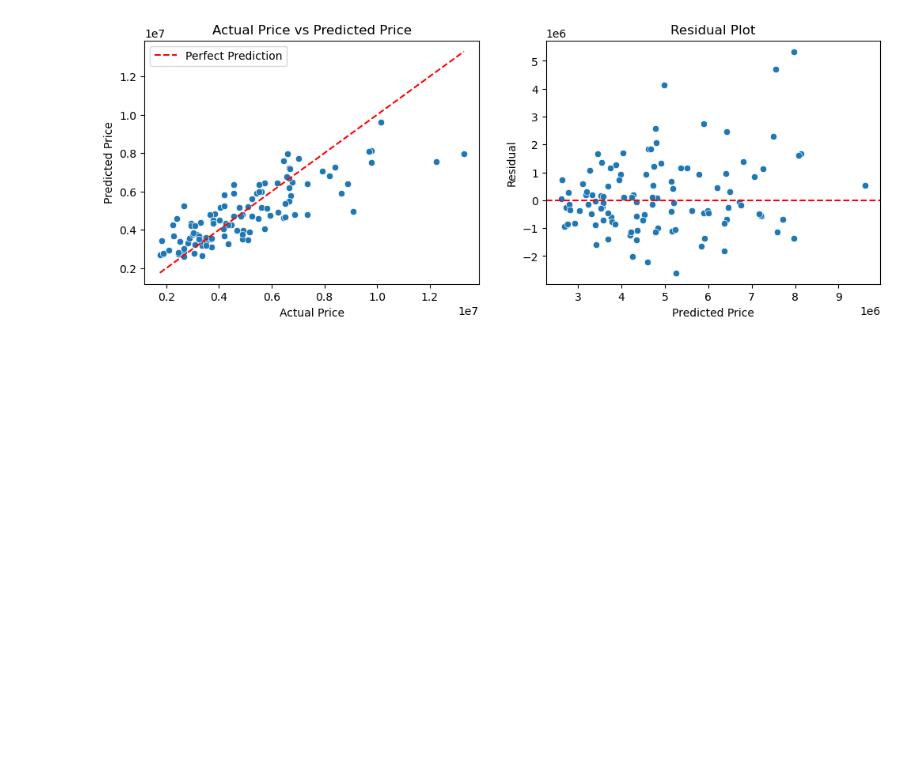
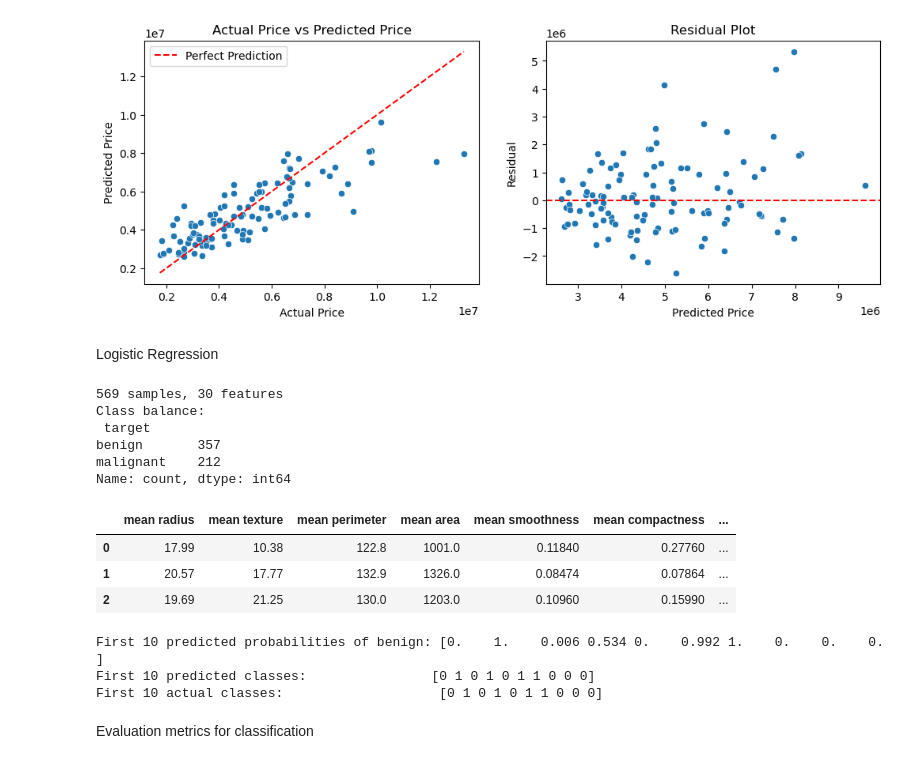
Before and after one commit to yohanLeembu/AiMl-intern, a Jupyter notebook: John/Month 2/week5/price_prediction.ipynb, the cells around one changed output. Drawn from its saved outputs; the diff is of its cells as text; code cells hidden in the pictures; blank space fills up the shorter version.

```diff
--- a/John/Month 2/week5/price_prediction.ipynb
+++ b/John/Month 2/week5/price_prediction.ipynb
@@ -144,3 +132,54 @@ axes[1].set_title("Residual Plot")
 plt.show()
 # %% [output]
 [figure]
+# %% [markdown]
+Logistic Regression
+# %%
+from sklearn.datasets import load_breast_cancer
+
+data = load_breast_cancer(as_frame=True)
+X_clf = data.data
+y_clf = data.target   # 0 = malignant, 1 = benign
+
+print(X_clf.shape[0], "samples,", X_clf.shape[1], "features")
+print("Class balance:\n", y_clf.value_counts().rename({0: "malignant", 1: "benign"}))
+X_clf.head(3)
+# %% [output]
+569 samples, 30 features
+Class balance:
+ target
+benign       357
+malignant    212
+Name: count, dtype: int64
+|  | mean radius | mean texture | mean perimeter | mean area | mean smoothness | mean compactness | ... |
+| 0 | 17.99 | 10.38 | 122.8 | 1001.0 | 0.11840 | 0.27760 | ... |
+| 1 | 20.57 | 17.77 | 132.9 | 1326.0 | 0.08474 | 0.07864 | ... |
+| 2 | 19.69 | 21.25 | 130.0 | 1203.0 | 0.10960 | 0.15990 | ... |
+# %%
+from sklearn.model_selection import train_test_split
+from sklearn.preprocessing import StandardScaler
+from sklearn.linear_model import LogisticRegression
+
+Xc_train, Xc_test, yc_train, yc_test= train_test_split(
+    X_clf, y_clf, test_size=0.2, random_state=42, stratify=y_clf
+)
+
+scaler = StandardScaler()
+Xc_train_scaled = scaler.fit_transform(Xc_train)
+Xc_test_scaled = scaler.transform(Xc_test)
+
+clf = LogisticRegression(max_iter=5000)
+clf.fit(Xc_train_scaled, yc_train)
+
+yc_pred = clf.predict(Xc_test_scaled)
+yc_proba = clf.predict_proba(Xc_test_scaled)[:,1] # predicted probability of "benign"
+
+print("First 10 predicted probabilities of benign:", np.round(yc_proba[:10], 3))
+print("First 10 predicted classes:               ", yc_pred[:10])
+print("First 10 actual classes:                   ", yc_test.values[:10])
+# %% [output]
+First 10 predicted probabilities of benign: [0.    1.    0.006 0.534 0.    0.992 1.    0.    0.    0.   ]
+First 10 predicted classes:                [0 1 0 1 0 1 1 0 0 0]
+First 10 actual classes:                    [0 1 0 1 0 1 1 0 0 0]
+# %% [markdown]
+Evaluation metrics for classification
```
Also changed, not shown: parts of 4 cells of this notebook, 2 other files.
